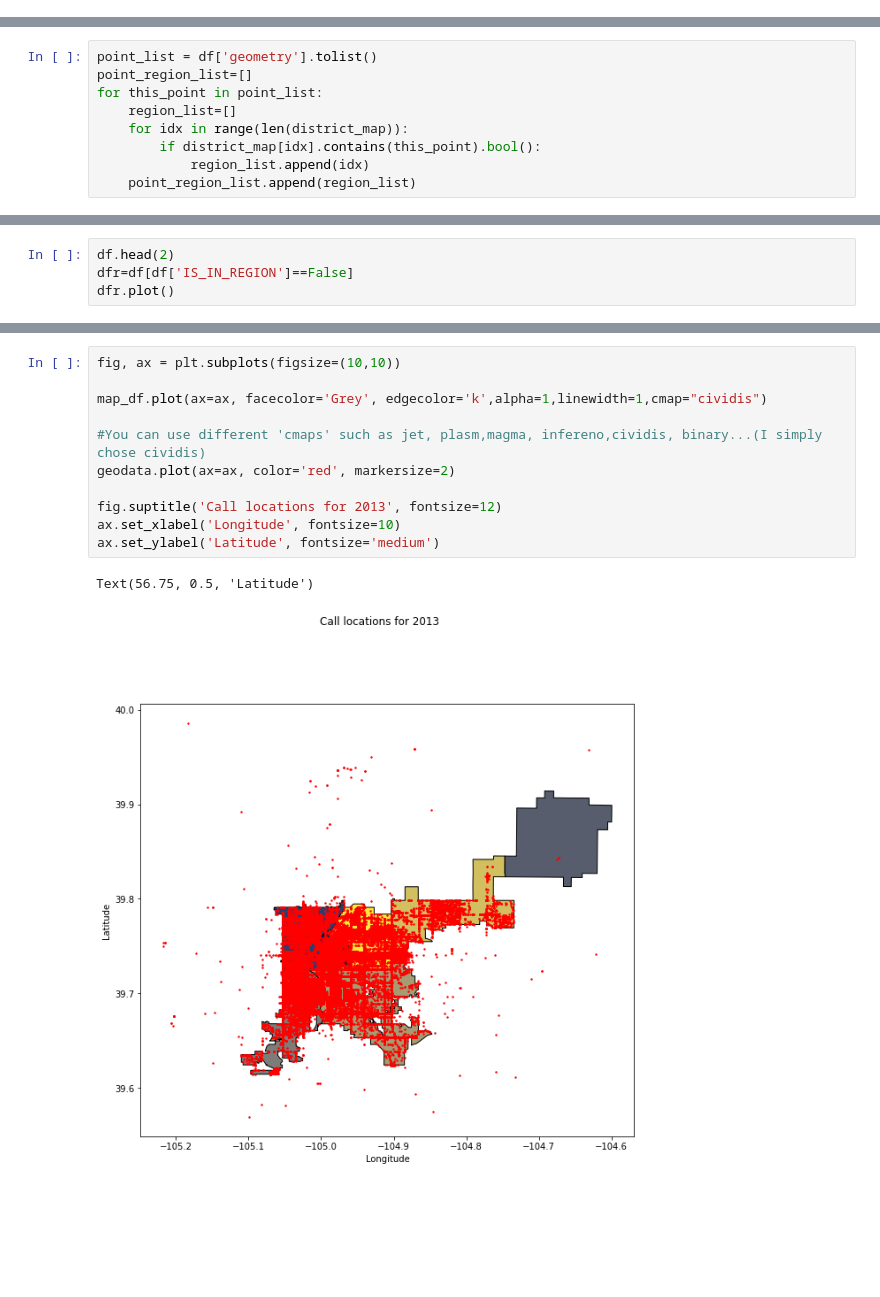
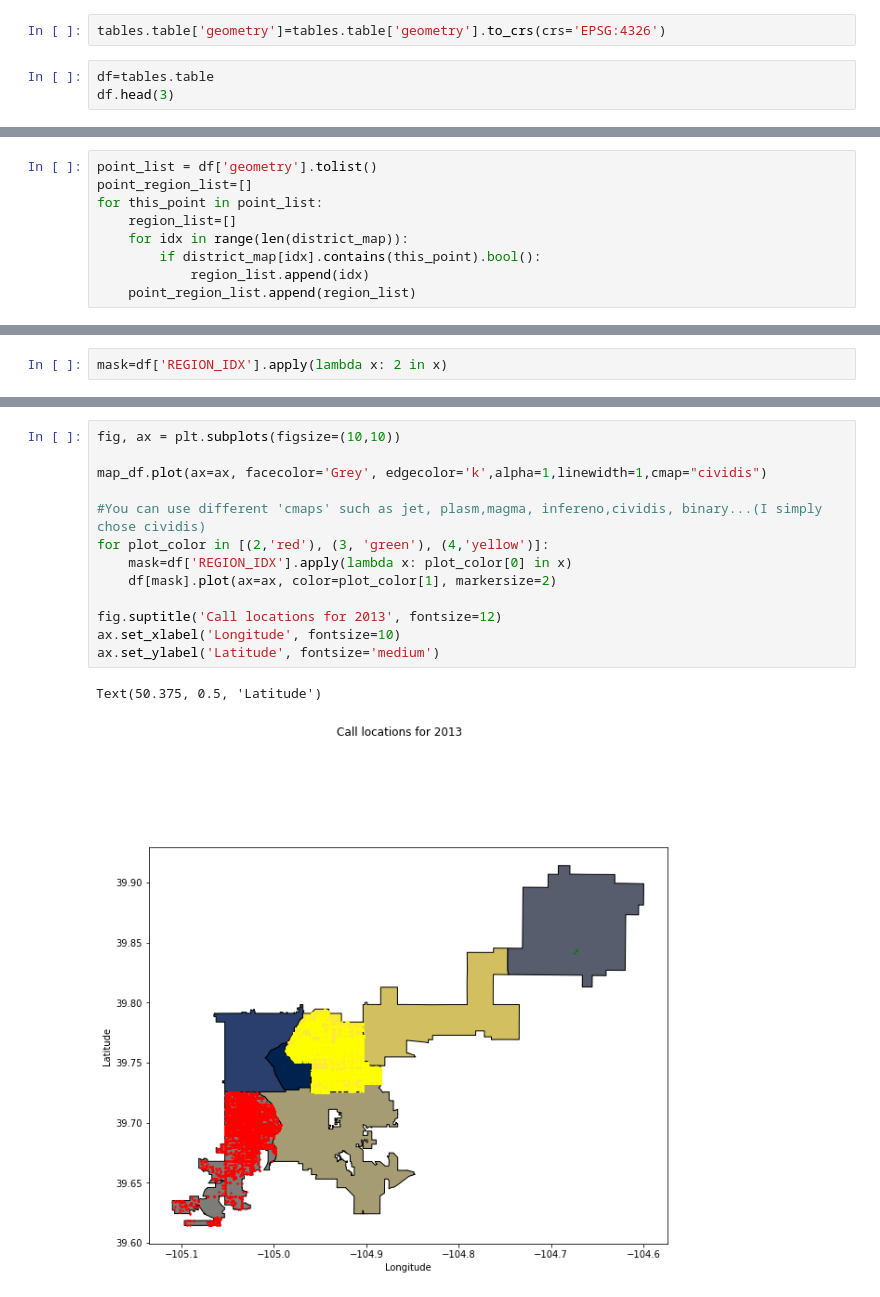
Before and after one commit to openpolicedata/openpolicedata, a Jupyter notebook: notebooks/ex_plotting_data.ipynb, the cells around one changed output, grey strips where cells are left out. Drawn from its saved outputs; the diff is of its cells as text; blank space fills up the shorter version.

Commit message:
Got color per region working in example. Still WIP though

```diff
--- a/notebooks/ex_plotting_data.ipynb
+++ b/notebooks/ex_plotting_data.ipynb
@@ -29,3 +29,8 @@ tables.table.head(3)
 | 0 | POINT (3112899.287 1632571.971) | 3077577 | DPD-13-0233909 | P3 Public Need | Subject Stop | 8086 S Flower St | 2 | ... |
 | 1 | POINT (3127012.264 1636939.917) | 3077594 | DPD-13-0037678 | P3 Public Need | Vehicle Stop | W Hinsdale Ct / S Wolff St | 2 | ... |
 | 2 | POINT (3117807.138 1637326.814) | 3077595 | DPD-13-0544413 | P3 Public Need | Vehicle Stop | 7390 S Webster St | 2 | ... |
+# %%
+tables.table['geometry']=tables.table['geometry'].to_crs(crs='EPSG:4326')
+# %%
+df=tables.table
+df.head(3)
@@ -139,5 +143,3 @@ ValueError: The truth value of a Series is ambiguous. Use a.empty, a.bool(), a.i
 # %%
-df.head(2)
-dfr=df[df['IS_IN_REGION']==False]
-dfr.plot()
+mask=df['REGION_IDX'].apply(lambda x: 2 in x)
 # %% [output]
@@ -146,14 +147,16 @@ dfr.plot()
 # %%
 fig, ax = plt.subplots(figsize=(10,10))
 
 map_df.plot(ax=ax, facecolor='Grey', edgecolor='k',alpha=1,linewidth=1,cmap="cividis")
 
 #You can use different 'cmaps' such as jet, plasm,magma, infereno,cividis, binary...(I simply chose cividis)
-geodata.plot(ax=ax, color='red', markersize=2)
+for plot_color in [(2,'red'), (3, 'green'), (4,'yellow')]:
+    mask=df['REGION_IDX'].apply(lambda x: plot_color[0] in x)
+    df[mask].plot(ax=ax, color=plot_color[1], markersize=2)
 
 fig.suptitle('Call locations for 2013', fontsize=12)
 ax.set_xlabel('Longitude', fontsize=10)
 ax.set_ylabel('Latitude', fontsize='medium')
 # %% [output]
-Text(56.75, 0.5, 'Latitude')
+Text(50.375, 0.5, 'Latitude')
-[figure, old version]
+[figure, new version]
```
Also changed, not shown: parts of 7 cells of this notebook.
